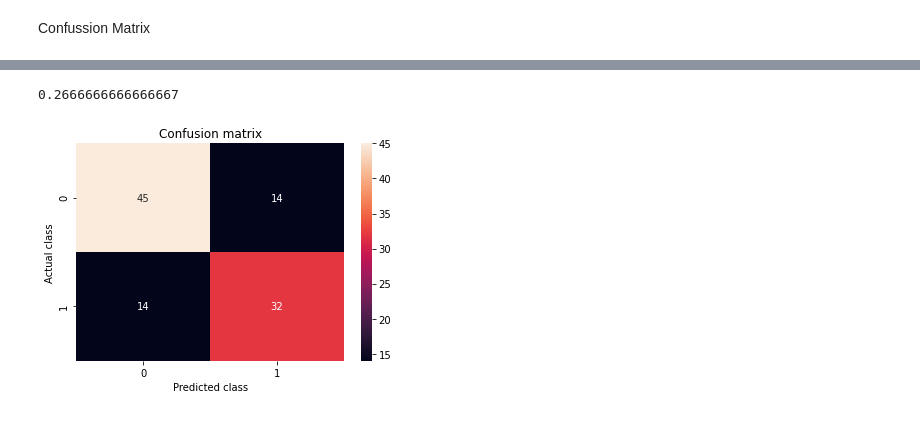
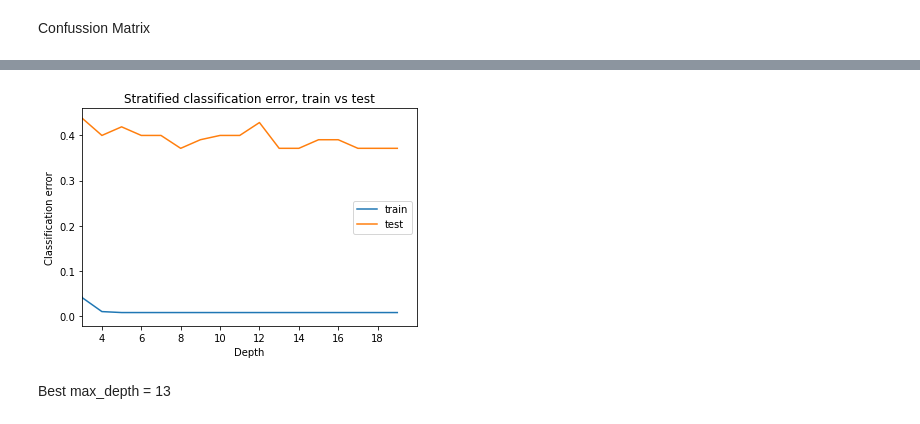
Before and after one commit to Maikel-J/Data-mining-project, a Jupyter notebook: Project.ipynb, the cells around one changed output, grey strips where cells are left out. Drawn from its saved outputs; the diff is of its cells as text; code cells hidden in the pictures.

```diff
--- a/Project.ipynb
+++ b/Project.ipynb
@@ -23,5 +21,5 @@ mat.columns = ['school','sex','age','address','familySize','parentsStatus','moth
         'familySupport','paidClasses','activities','nursery','desireHigherEdu','internet','romantic','familyQuality',
         'freeTime','goOutFriends','workdayAlc','weekendAlc','health','absences','1stPeriod','2ndPeriod','final']
 
-for i in mat.columns:
-    print(mat[i].value_counts())
+# for i in mat.columns:
+#     print(mat[i].value_counts())
@@ -69,8 +27,8 @@ Name: final, dtype: float64
 Preparing data
 # %%
 mat['finalGrade'] = 'None'
-mat.loc[(mat.final >= 13) & (mat.final <= 20), 'finalGrade'] = 1
-mat.loc[(mat.final >= 0) & (mat.final <= 12), 'finalGrade'] = 0
+mat.loc[(mat.final >= 11) & (mat.final <= 20), 'finalGrade'] = 1
+mat.loc[(mat.final >= 0) & (mat.final <= 10), 'finalGrade'] = 0
 
 X = mat.copy(deep=True) # copying mat without changing the original when X is changed
 
@@ -92,6 +50,7 @@ X['internet'] = [0 if i == 'no' else 1 for i in X['internet']] # no = 0, yes = 1
 X['romantic'] = [0 if i == 'no' else 1 for i in X['romantic']] # no = 0, yes = 1
 
 X = pd.get_dummies(X,columns=['motherJob','fatherJob','reason','guardian'])
+
 X_proc = X.copy(deep=True)
 X_proc.drop(['1stPeriod','2ndPeriod','final','finalGrade'], axis=1, inplace=True)
 y_proc = np.asarray(y)
@@ -236,40 +225,30 @@ plt.show()
 # %%
-import seaborn as sn
-from sklearn.metrics import confusion_matrix
-from sklearn.neighbors import KNeighborsClassifier
-from sklearn.metrics import confusion_matrix
 from sklearn.metrics import accuracy_score
-from sklearn.ensemble import GradientBoostingClassifier
-# for i in y:
-#     print(i)
-# print(y.shape)
 
+max_depth = 20
+train_error_list_stratified = np.zeros(max_depth)
+test_error_list_stratified = np.zeros(max_depth)
 X_train, X_test, y_train, y_test = train_test_split(X_proc, y_proc, test_size=0.1)
-clf = GradientBoostingClassifier(criterion='friedman_mse', init=None,
-                                 learning_rate=0.1, loss='deviance', max_depth=10,
-                                 max_features=1.0, max_leaf_nodes=None,
-                                 min_impurity_decrease=0.0, min_impurity_split=None,
-                                 min_samples_leaf=3, min_samples_split=2,
-                                 min_weight_fraction_leaf=0.0, n_estimators=500,
-                                 n_iter_no_change=None,
-                                 random_state=None, subsample=1.0, tol=0.0001,
-                                 validation_fraction=0.1, verbose=0,
-                                 warm_start=False)
+for j in range (2,max_depth):
+    clf = GradientBoostingClassifier(max_depth=j, max_features=1.0, min_samples_leaf=3, n_estimators=500, random_state=1337)
+    clf = clf.fit(X_train, y_train)
+    y_train_pred = clf.predict(X_train)
+    y_test_pred = clf.predict(X_test)
+    train_error_list_stratified[j] = 1 - accuracy_score(y_train, y_train_pred)
+    test_error_list_stratified[j] = 1 - accuracy_score(y_test, y_test_pred)
 
-clf.fit(X_train, y_train)
-y_test_pred = clf.predict(X_test)
-accuracy_test = accuracy_score(y_test, y_test_pred)
-error = 1 - accuracy_test
-print(error)
-cm = confusion_matrix(y_test,y_test_pred)
-df_cm = pd.DataFrame(cm, index = [i for i in np.unique(y)], columns = [i for i in np.unique(y)])
-plt.figure()
-sn.heatmap(df_cm, annot=True)
-plt.title('Confusion matrix')
-plt.xlabel('Predicted class')
-plt.ylabel('Actual class')
+
+plt.title('Stratified classification error, train vs test')
+plt.plot(train_error_list_stratified, label = "train")
+plt.plot(test_error_list_stratified, label = "test")
+plt.xticks(np.arange(0,max_depth,2))
+plt.xlim([3,max_depth])
+plt.ylabel('Classification error')
+plt.xlabel('Depth')
+plt.legend()
 plt.show()
 # %% [output]
-0.2666666666666667
-[figure, old version]
+[figure, new version]
+# %% [markdown]
+Best max_depth = 13
 # %%
```
Also changed, not shown: parts of 21 cells of this notebook, 1 other file.
